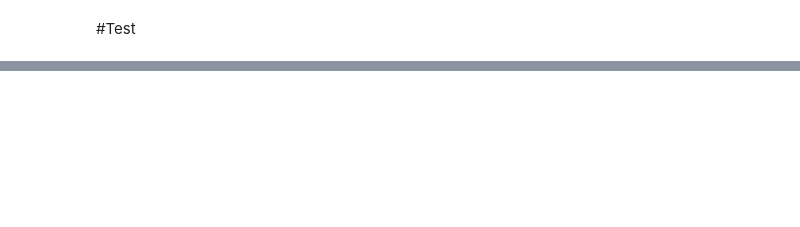
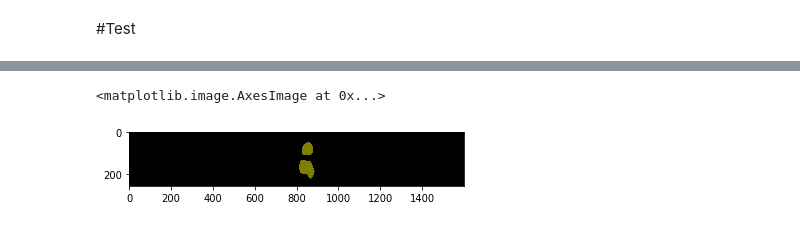
Before and after one commit to alongstar518/steal_defect_classficiation_segementation, a Jupyter notebook: 221_final_model.ipynb, the cells around one changed output, grey strips where cells are left out. Saved outputs shown, nothing was run; the diff lists cells and outputs as text; code cells hidden in the pictures; blank space fills up the shorter version.

```diff
--- a/221_final_model.ipynb
+++ b/221_final_model.ipynb
@@ -1818,3 +1847,6 @@ i = random.sample(range(len(test_data)), 3)[0]
 # %%
-#plt.imshow(decode_segmap(np.squeeze(test_data[i][1].permute(1, 2, 0).numpy())))
+plt.imshow(decode_segmap(np.squeeze(test_data[i][1].permute(1, 2, 0).numpy())))
+# %% [output]
+<matplotlib.image.AxesImage at 0x...>
+[figure, added]
 # %%
```
Also changed, not shown: parts of 11 cells of this notebook.
